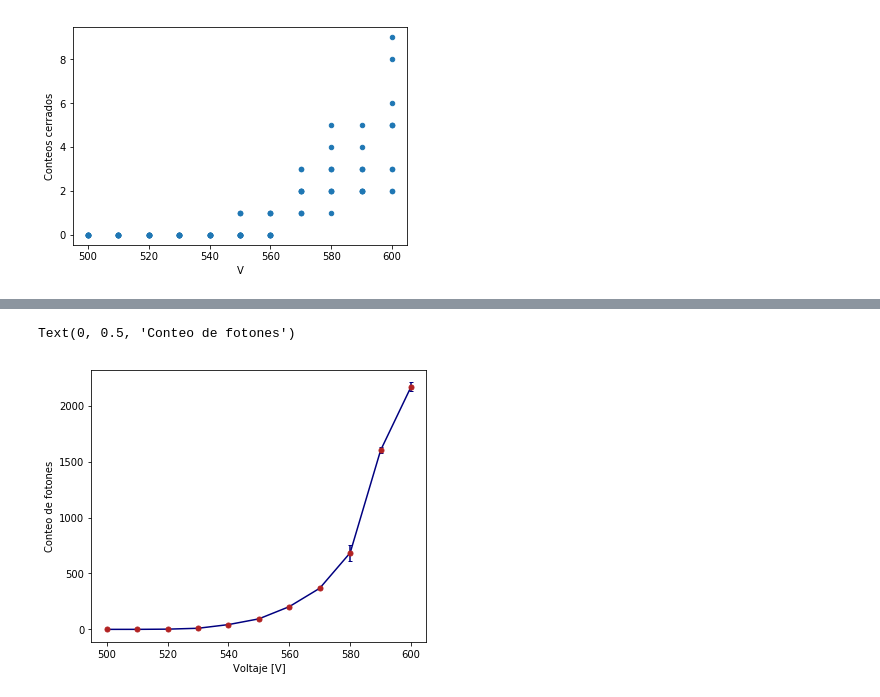
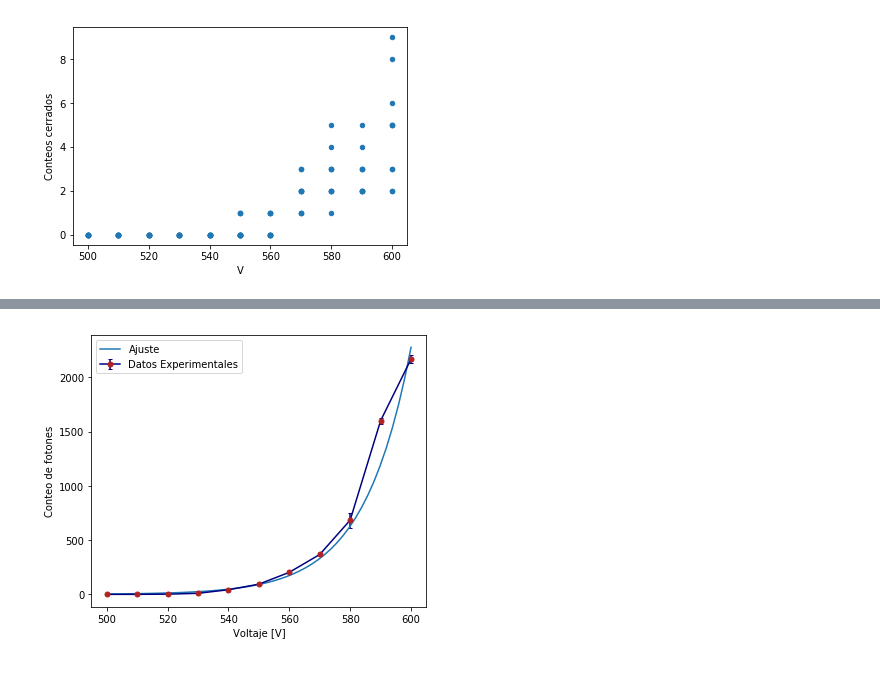
Before and after one commit to jamontanac/Laboratorio-Avanzado, a Jupyter notebook: Double_Slit/Analisis.ipynb, the cells around one changed output, grey strips where cells are left out. Saved outputs shown, nothing was run; the diff lists cells and outputs as text; code cells hidden in the pictures.

```diff
--- a/Double_Slit/Analisis.ipynb
+++ b/Double_Slit/Analisis.ipynb
@@ -43,5 +48,5 @@ plt.show()
 # %%
-def model(x,a,b,c):
-    return a*x**2+b*x+c
+def model(x,a,b):
+    return a*np.exp(b*x)
     #return a*np.exp(b*x)+c
 # %%
@@ -53,10 +56,14 @@ popt, pcov = curve_fit(model, x_obs, y_obs)
+# %%
+ajuste=[4*10**(-14),0.0643]
 # %%
 plt.figure(figsize=(6,5))
 plt.errorbar(Promedios_datos["V"],Promedios_datos["Conteos Abiertos"],yerr=STD_datos["Conteos Abiertos"],
-             color="navy",capsize=2,marker='.',mfc='firebrick',ms=10,mew=1,mec='firebrick')
+             color="navy",capsize=2,marker='.',mfc='firebrick',ms=10,mew=1,mec='firebrick',label="Datos Experimentales")
 #plt.errorbar(x_obs,y_obs,yerr=sigma_y_obs,capsize=2,fmt="o",color="firebrick")
+plt.plot(x,model(x,ajuste[0],ajuste[1]),label="Ajuste")
 plt.xlabel("Voltaje [V]")
 plt.ylabel("Conteo de fotones")
+plt.legend()
+plt.show()
 # %% [output]
-Text(0, 0.5, 'Conteo de fotones')
-[figure, old version]
+[figure, new version]
```
Also changed, not shown: parts of 4 cells of this notebook.
